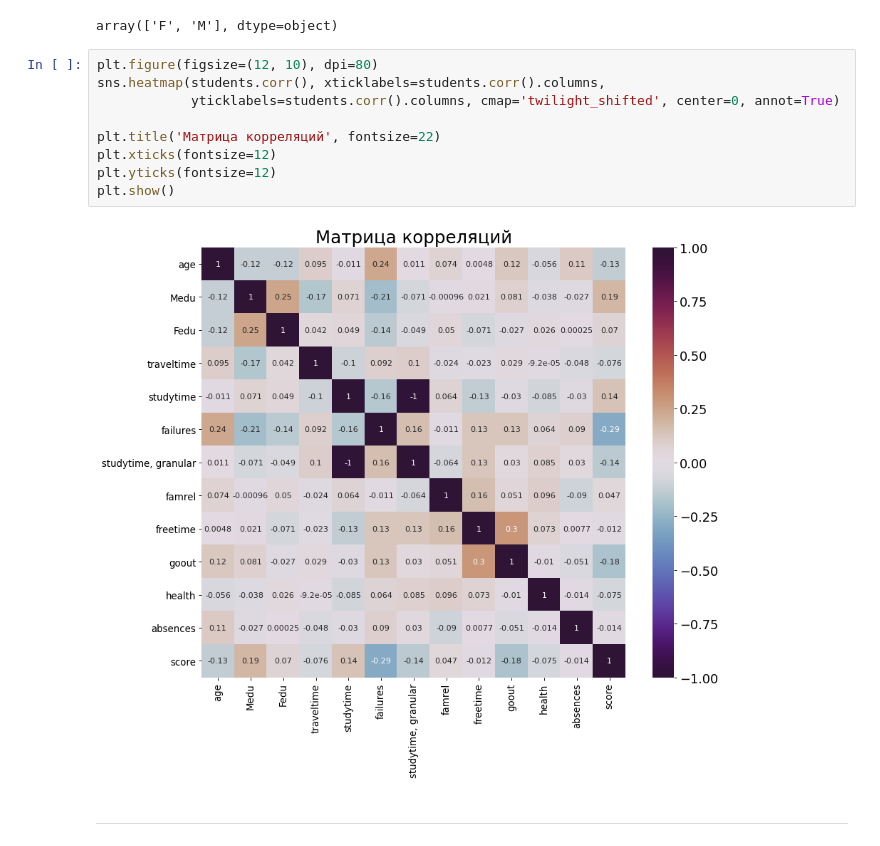
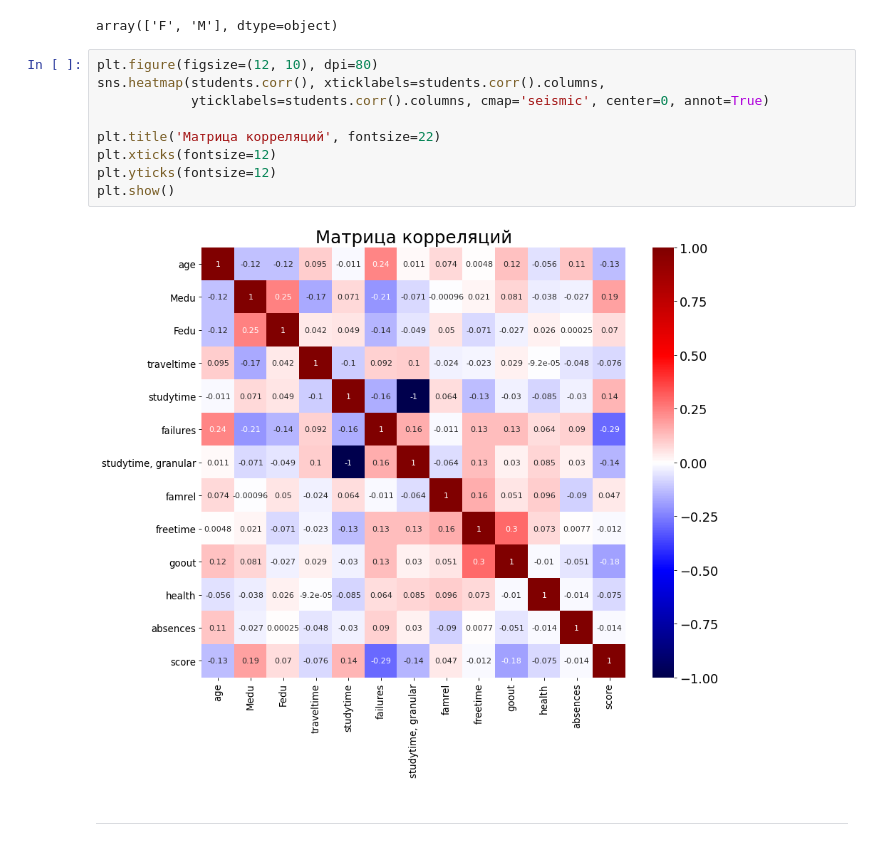
Before and after one commit to Chedered/SkillFactory, a Jupyter notebook: DS/module-2/EDA.ipynb, the cells around one changed output. Saved outputs shown, nothing was run; the diff lists cells and outputs as text.

```diff
--- a/DS/module-2/EDA.ipynb
+++ b/DS/module-2/EDA.ipynb
@@ -322,14 +349,14 @@ array(['F', 'M'], dtype=object)
 # %%
 plt.figure(figsize=(12, 10), dpi=80)
 sns.heatmap(students.corr(), xticklabels=students.corr().columns,
-            yticklabels=students.corr().columns, cmap='twilight_shifted', center=0, annot=True)
+            yticklabels=students.corr().columns, cmap='seismic', center=0, annot=True)
 
 plt.title('Матрица корреляций', fontsize=22)
 plt.xticks(fontsize=12)
 plt.yticks(fontsize=12)
 plt.show()
 # %% [output]
-[figure, old version]
+[figure, new version]
 # %% [markdown]
 ***
 # %% [markdown]
```
Also changed, not shown: parts of 17 cells of this notebook.
